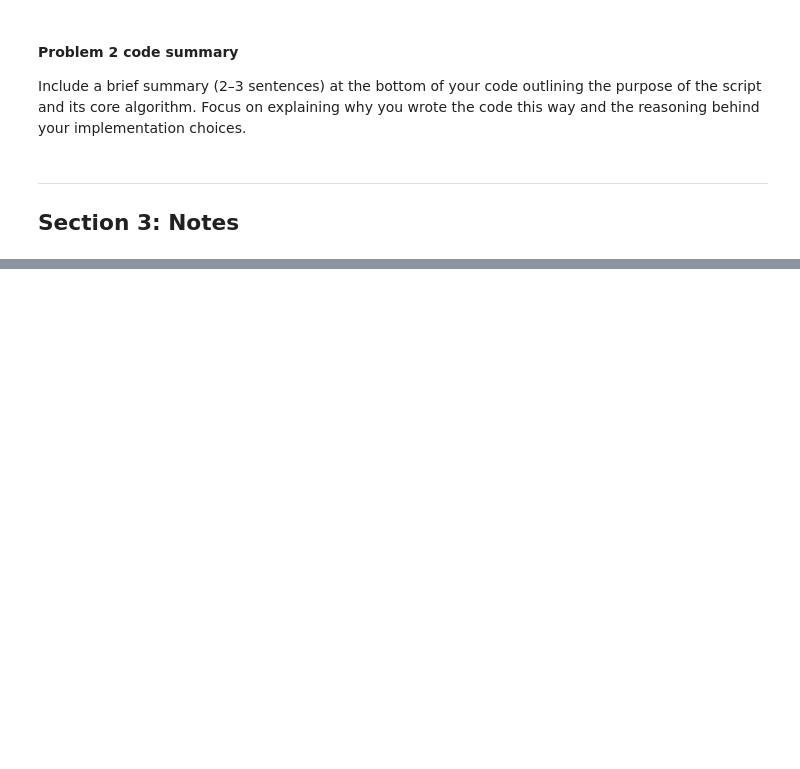
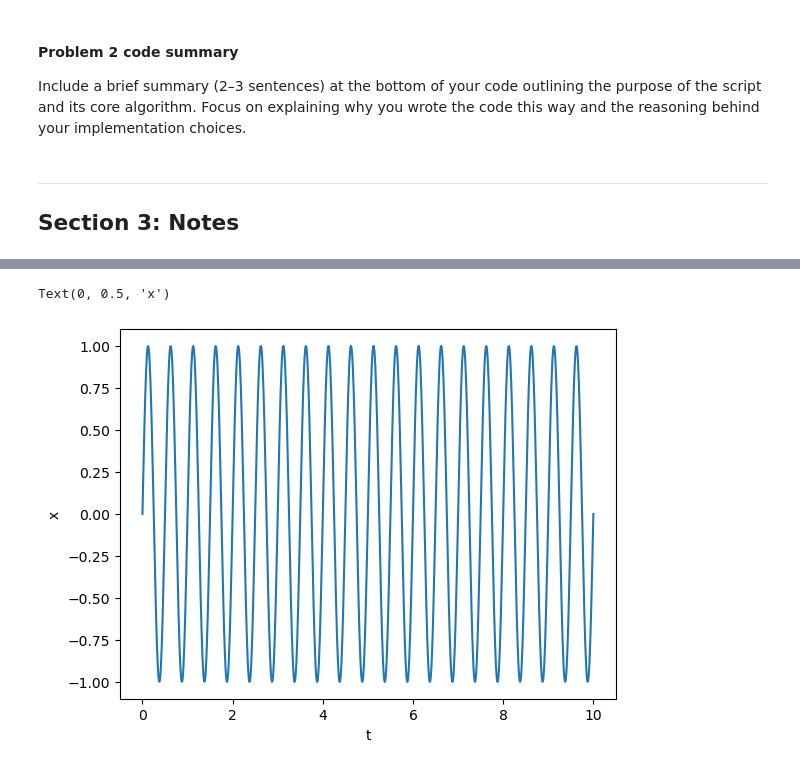
Before and after one commit to jrgrefal/ap155lab_ay26271, a Jupyter notebook: ap155_12Integration_surname.ipynb, the cells around one changed output, grey strips where cells are left out. Cells and saved outputs as stored; diff of their text form; code cells hidden in the pictures; blank space fills up the shorter version.

```diff
--- a/ap155_12Integration_surname.ipynb
+++ b/ap155_12Integration_surname.ipynb
@@ -662,0 +216,9 @@ total_area
+# %%
+t = np.linspace(0,10,1000) #Create 100 pts from 0 to 10
+x = np.sin(2*np.pi*2*t)
+plt.plot(t,x)
+plt.xlabel("t")
+plt.ylabel("x")
+# %% [output]
+Text(0, 0.5, 'x')
+[figure, added]
```
Also changed, not shown: parts of 63 cells of this notebook.
